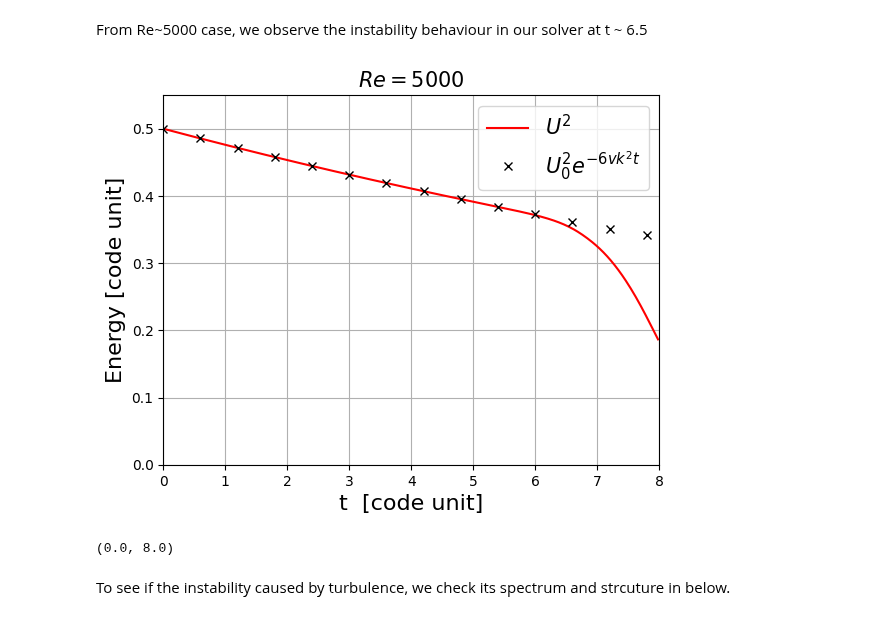
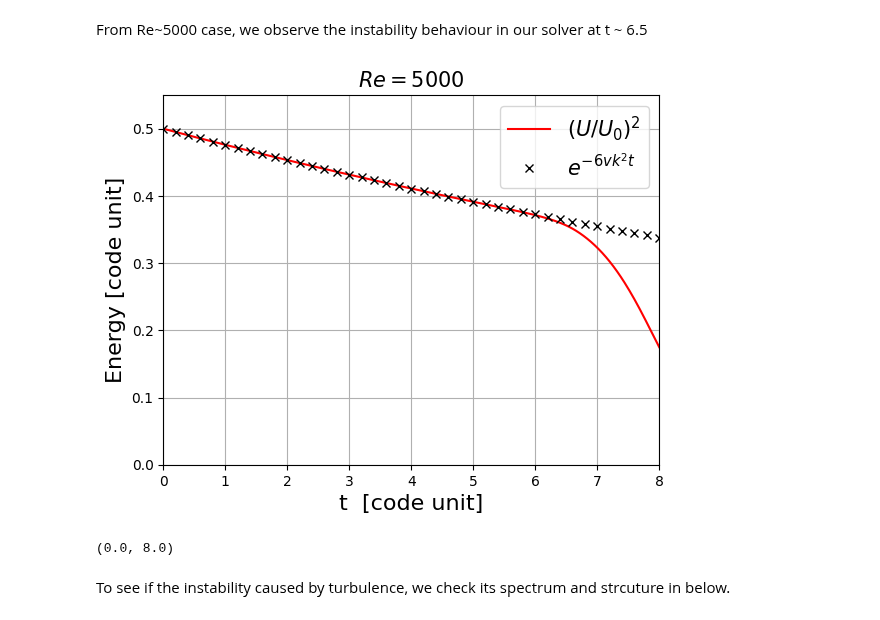
Before and after one commit to doraemonho/MHDFlows_dev, a Jupyter notebook: CHTC_Production/JULIA_MHD/example/HD_InstabilityExample.ipynb, the cells around one changed output. Drawn from its saved outputs; the diff is of its cells as text; code cells hidden in the pictures.

```diff
--- a/CHTC_Production/JULIA_MHD/example/HD_InstabilityExample.ipynb
+++ b/CHTC_Production/JULIA_MHD/example/HD_InstabilityExample.ipynb
@@ -213,7 +246,7 @@ plt.xlim(0,9.0)
 Instability doesn't arises from our simulation at Re = 1000, but we are always further check if instability happens in higher Re case with higher resolution
 # %%
 #Simulation's parameters
-N = 256;
+N  = 256;
 Lx = 2π;
 Re = 5000;
 U0 = 6.5
@@ -222,13 +255,14 @@ dt = 1/500;
 
 # Testing the problem
 # Declare the problem on GPU
-GPUprob  = HDProblem(GPU();nx = N,Lx = Lx,
-                             ν = ν,
-                            nν = 1,
-              # Timestepper and equation options
-                            dt = dt,
-                       stepper = "RK4",
-              # Float type and dealiasing
-                             T = Float32);
+GPUprob  = Problem(GPU();nx = N,
+                         Lx = Lx,
+                          ν = ν,
+                         nν = 1,
+           # Timestepper and equation options
+                         dt = dt,
+                    stepper = "RK4",
+           # Float type and dealiasing
+                          T = Float32);
 GPUprob
 # %% [output]
@@ -267,23 +318,24 @@ end
 From Re~5000 case, we observe the instability behaviour in our solver at t ~ 6.5
 # %%
 #Plotting of KE change
-t  = KE.t[1:end-2];
-uu = KE.data[1:end-2];
+n  = KE.i;
+t  = KE.t[1:n];
+uu = KE.data[1:n];
 uu[1] = U0^2*N^3;
-nn = length(t)-5
+nn = length(t)
 k² = 1
 v0 = 2*π*U0/Re;
-plt.plot(t[1:nn],uu[1:nn]/uu[1]/2,"r",label=L"U^2")
-plt.plot(t[1:30:nn],1/2*exp.(-6*v0*k²*(t[1:30:nn].-t[1])),"kx",label=L"U_0^2 e^{-6vk^2t}")
+plt.plot(t[1:nn],uu[1:nn]/uu[1]/2,"r",label=L"(U/U_0)^2")
+plt.plot(t[1:10:nn],1/2*exp.(-6*v0*k²*(t[1:10:nn].-t[1])),"kx",label=L"e^{-6vk^2t}")
 plt.title(L"Re ="*string(round(Re)),fontsize=15)
 plt.legend(fontsize=15)
 plt.xlabel("t  [code unit]",size=16)
 plt.ylabel("Energy [code unit]",size=16)
 plt.grid()
 plt.ylim(0,0.55)
 plt.xlim(0,8.0)
 # %% [output]
-[figure, old version]
+[figure, new version]
 (0.0, 8.0)
 # %% [markdown]
 To see if the instability caused by turbulence, we check its spectrum and strcuture in below.
```
Also changed, not shown: parts of 16 cells of this notebook, 39 other files.
